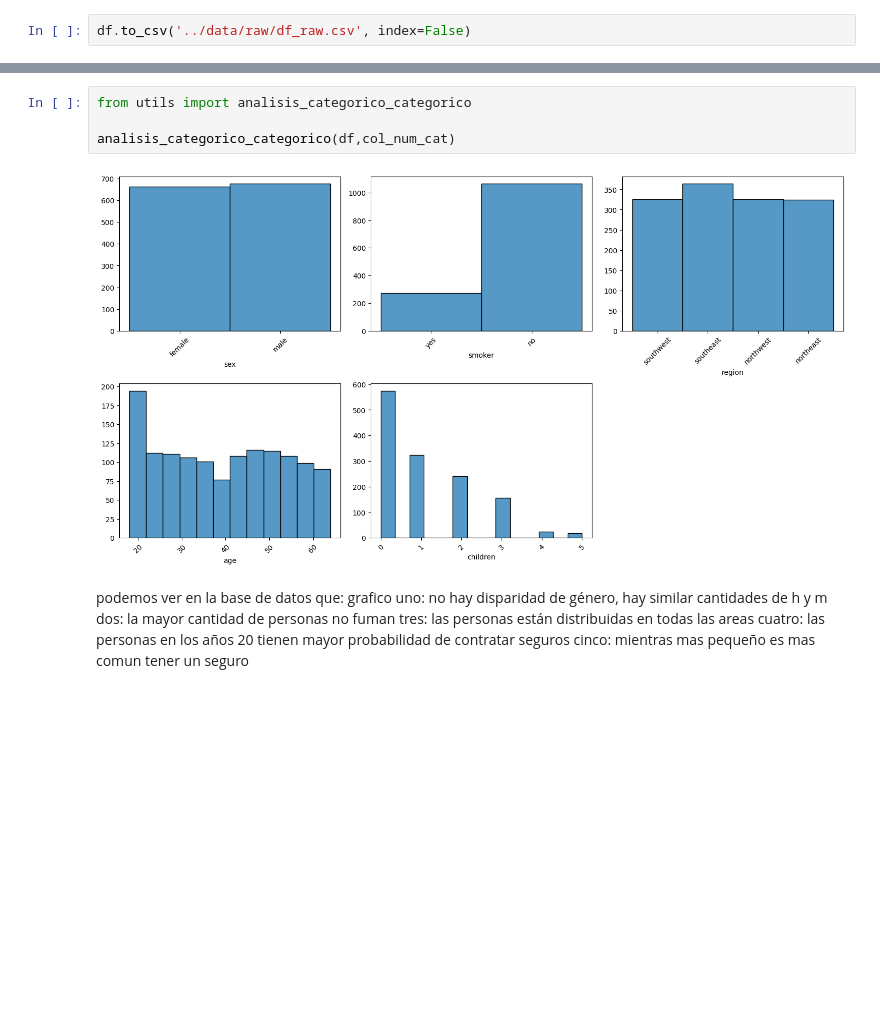
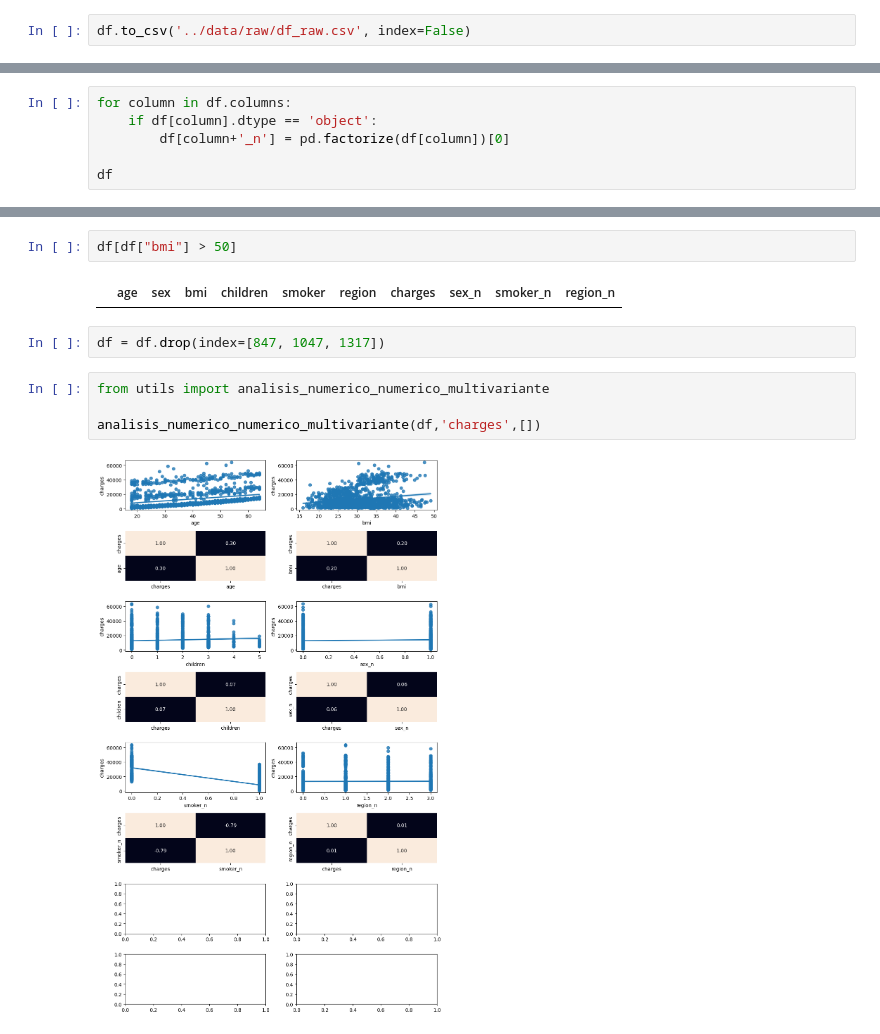
Before and after one commit to annunezc/regresi-n-lineal, a Jupyter notebook: src/explore.ipynb, the cells around one changed output, grey strips where cells are left out. Drawn from its saved outputs; the diff is of its cells as text; blank space fills up the shorter version.

```diff
--- a/src/explore.ipynb
+++ b/src/explore.ipynb
@@ -72,0 +58,6 @@ col_cat
+# %%
+for column in df.columns:
+    if df[column].dtype == 'object':
+        df[column+'_n'] = pd.factorize(df[column])[0]
+
+df
@@ -73,13 +162,12 @@ col_cat
+# %%
+df[df["bmi"] > 50]
+# %% [output]
+|  | age | sex | bmi | children | smoker | region | charges | sex_n | smoker_n | region_n |
+# %%
+df = df.drop(index=[847, 1047, 1317])
 # %%
-from utils import analisis_categorico_categorico
+from utils import analisis_numerico_numerico_multivariante
 
-analisis_categorico_categorico(df,col_num_cat)
+analisis_numerico_numerico_multivariante(df,'charges',[])
 # %% [output]
-[figure, old version]
+[figure, new version]
-# %% [markdown]
-podemos ver en la base de datos que:
-grafico uno: no hay disparidad de género, hay similar cantidades de h y m
-dos: la mayor cantidad de personas no fuman
-tres: las personas están distribuidas en todas las areas
-cuatro: las personas en los años 20 tienen mayor probabilidad de contratar seguros
-cinco: mientras mas pequeño es mas comun tener un seguro
```
Also changed, not shown: parts of 36 cells of this notebook, 1 other file.
